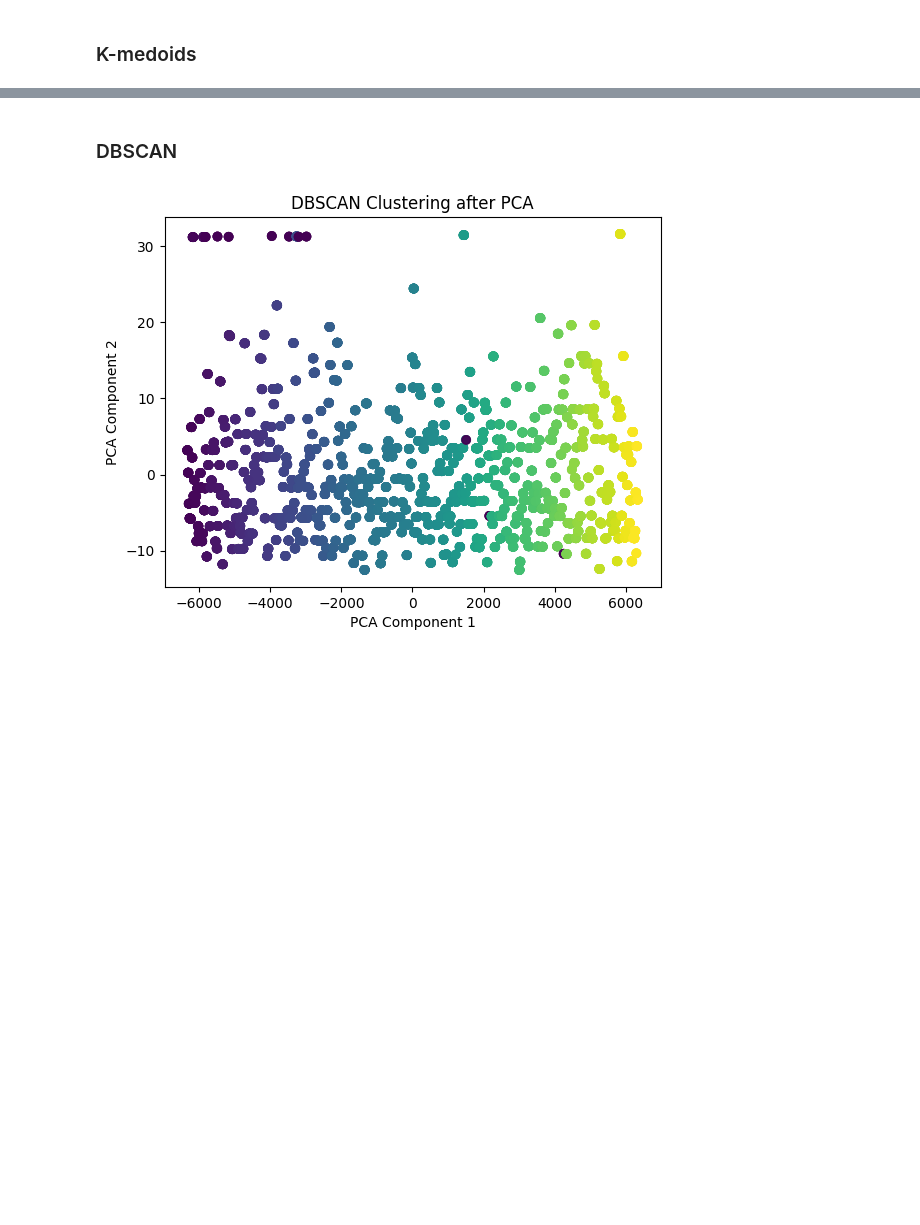
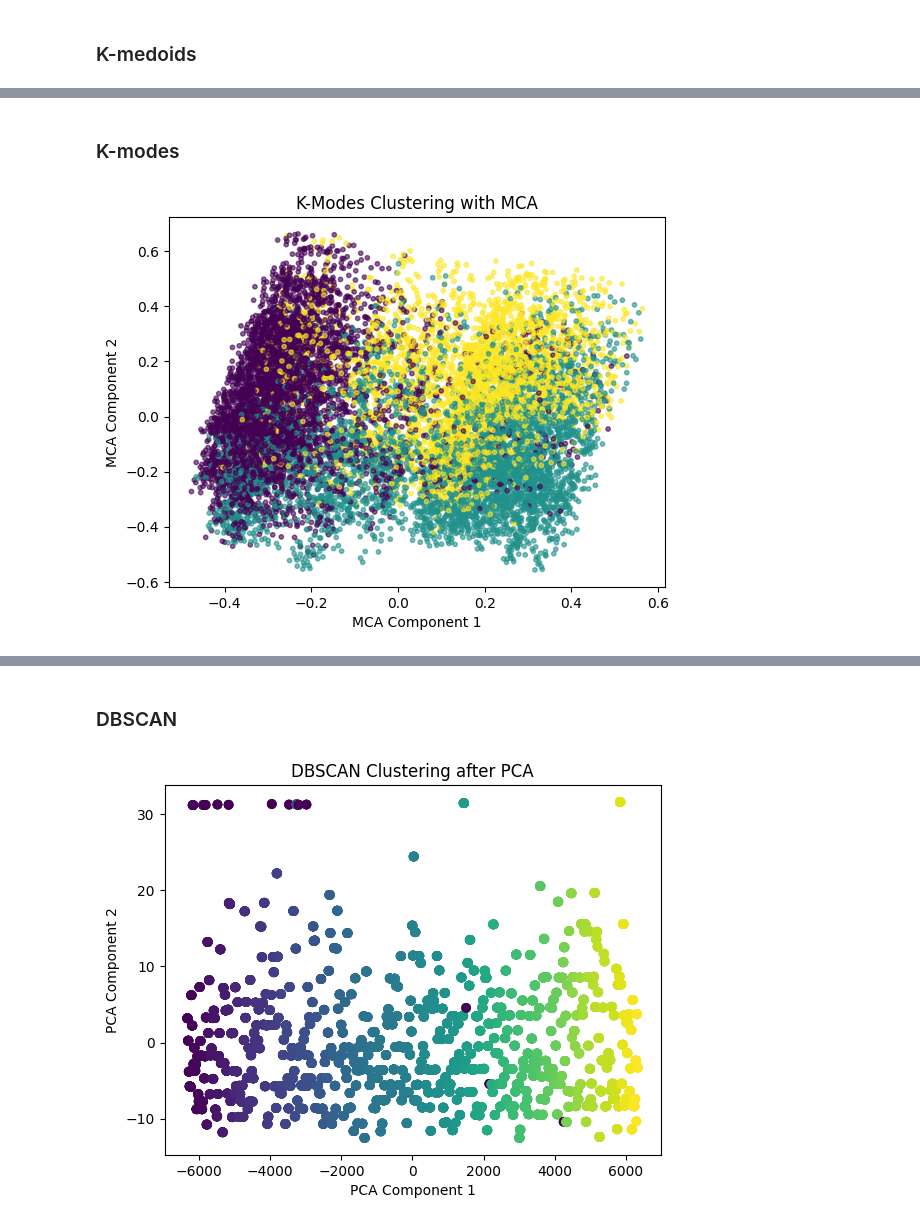
Before and after one commit to 07keyholder/MEDM_P2, a Jupyter notebook: Sousa.ipynb, the cells around one changed output, grey strips where cells are left out. Cells and saved outputs as stored; diff of their text form; code cells hidden in the pictures; blank space fills up the shorter version.

```diff
--- a/Sousa.ipynb
+++ b/Sousa.ipynb
@@ -11,0 +20,3 @@ df = pd.read_csv('/Users/davidsousa/Statistical_Methods_Data_Mining/1_eda/my_dat
+# %%
+for column in df.columns:
+    df[column].fillna(df[column].mode()[0], inplace=True)
@@ -69,0 +213,14 @@ plt.show()
+# %% [markdown]
+### K-modes
+# %%
+# K-Modes clustering
+km = KModes(n_clusters=3, init='Huang', n_init=5, random_state=0)
+clusters = km.fit_predict(X)
+
+plt.scatter(X_mca[0], X_mca[1], c=clusters, cmap='viridis', alpha=0.6, s = 10)
+plt.title("K-Modes Clustering with MCA")
+plt.xlabel("MCA Component 1")
+plt.ylabel("MCA Component 2")
+plt.show()
+# %% [output]
+[figure, added]
```
Also changed, not shown: parts of 19 cells of this notebook.
